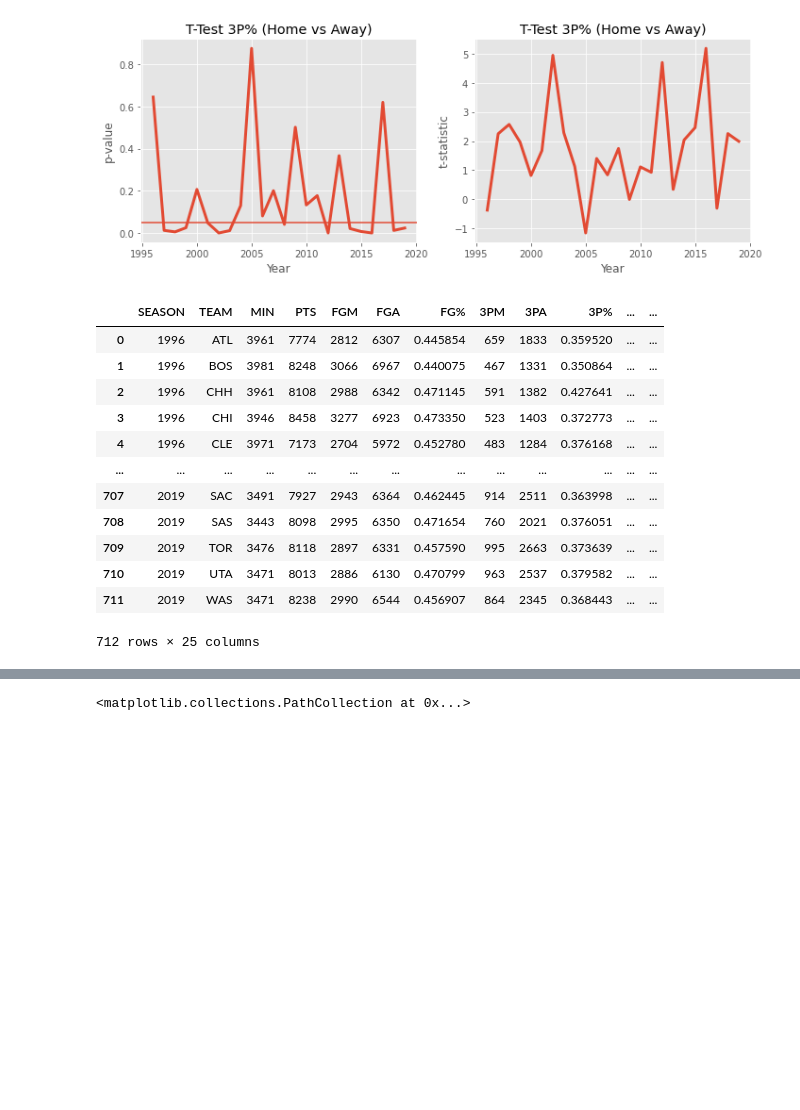
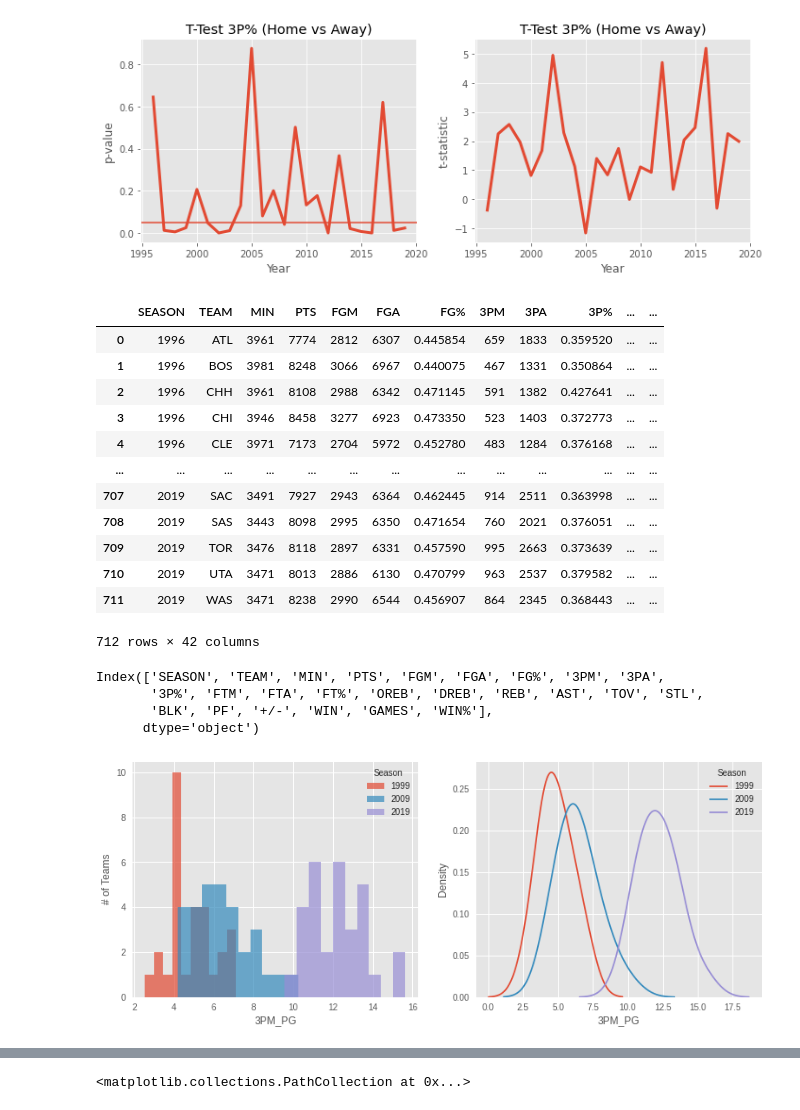
Before and after one commit to Nick-Henderson/nba-3pt-analysis, a Jupyter notebook: nba-eda.ipynb, the cells around one changed output, grey strips where cells are left out. Cells and saved outputs as stored; diff of their text form; code cells hidden in the pictures; blank space fills up the shorter version.

```diff
--- a/nba-eda.ipynb
+++ b/nba-eda.ipynb
@@ -563,9 +565,12 @@ nba2['WIN'] = np.select(conditions, values)
 nba2['GAMES'] = 1
 nba_sums = nba2.groupby(['SEASON','TEAM']).sum()
 nba_sums['WIN%'] = nba_sums['WIN']/nba_sums['GAMES']
-nba_sums['3P%'] = nba_sums['3PM']/nba_sums['3PA']
-nba_sums['FG%'] = nba_sums['FGM']/nba_sums['FGA']
-nba_sums['FT%'] = nba_sums['FTM']/nba_sums['FTA']
+for stat in ['3PM','FGM','FTM']:
+    nba_sums[f'{stat[0:2]}%'] = nba_sums[stat]/nba_sums[f'{stat[0:2]}A']
+for stat in ['MIN', 'PTS', 'FGM', 'FGA','3PM', '3PA',
+       'FTM', 'FTA','OREB', 'DREB', 'REB', 'AST', 'TOV', 'STL',
+       'BLK', 'PF', '+/-']:
+    nba_sums[f'{stat}_PG'] = nba_sums[stat]/nba_sums['GAMES']
 nba_sums = nba_sums.reset_index()
 nba_sums
 # %% [output]
@@ -581,4 +586,22 @@ nba_sums
 | 709 | 2019 | TOR | 3476 | 8118 | 2897 | 6331 | 0.457590 | 995 | 2663 | 0.373639 | ... | ... |
 | 710 | 2019 | UTA | 3471 | 8013 | 2886 | 6130 | 0.470799 | 963 | 2537 | 0.379582 | ... | ... |
 | 711 | 2019 | WAS | 3471 | 8238 | 2990 | 6544 | 0.456907 | 864 | 2345 | 0.368443 | ... | ... |
-712 rows × 25 columns
+712 rows × 42 columns
+# %%
+nba_sums.columns
+# %% [output]
+Index(['SEASON', 'TEAM', 'MIN', 'PTS', 'FGM', 'FGA', 'FG%', '3PM', '3PA',
+       '3P%', 'FTM', 'FTA', 'FT%', 'OREB', 'DREB', 'REB', 'AST', 'TOV', 'STL',
+       'BLK', 'PF', '+/-', 'WIN', 'GAMES', 'WIN%'],
+      dtype='object')
+# %%
+def plot_hist_and_dist(seasons, stat, ax1, ax2,hist_range=None,hist_bins=10):
+    for season in seasons:
+        ax1.hist(nba_sums[nba_sums.SEASON==season][stat],bins=hist_bins,range=hist_range,label=season,alpha=0.7)
+        sns.kdeplot(nba_sums[nba_sums.SEASON==season][stat],ax=ax2,label=season,bw_method=0.7)
+
+    ax1.set_ylabel('# of Teams')
+    ax1.set_xlabel(stat)
+
+    ax1.legend(title='Season')
+    ax2.legend(title='Season')
@@ -584,0 +613,8 @@ nba_sums
+# %%
+fig,ax = plt.subplots(1,2,figsize=(13,5))
+plot_hist_and_dist([1999,2009,2019],'3PM_PG',ax[0],ax[1])
+#ax[0].set_xlabel('3-Pointers Made per Game')
+#ax[1].set_xlabel('3-Pointers Made per Game')
+#fig.savefig('dist_3PMPG_2014-2019')
+# %% [output]
+[figure, added]
```
Also changed, not shown: parts of 18 cells of this notebook, 1 other file.
